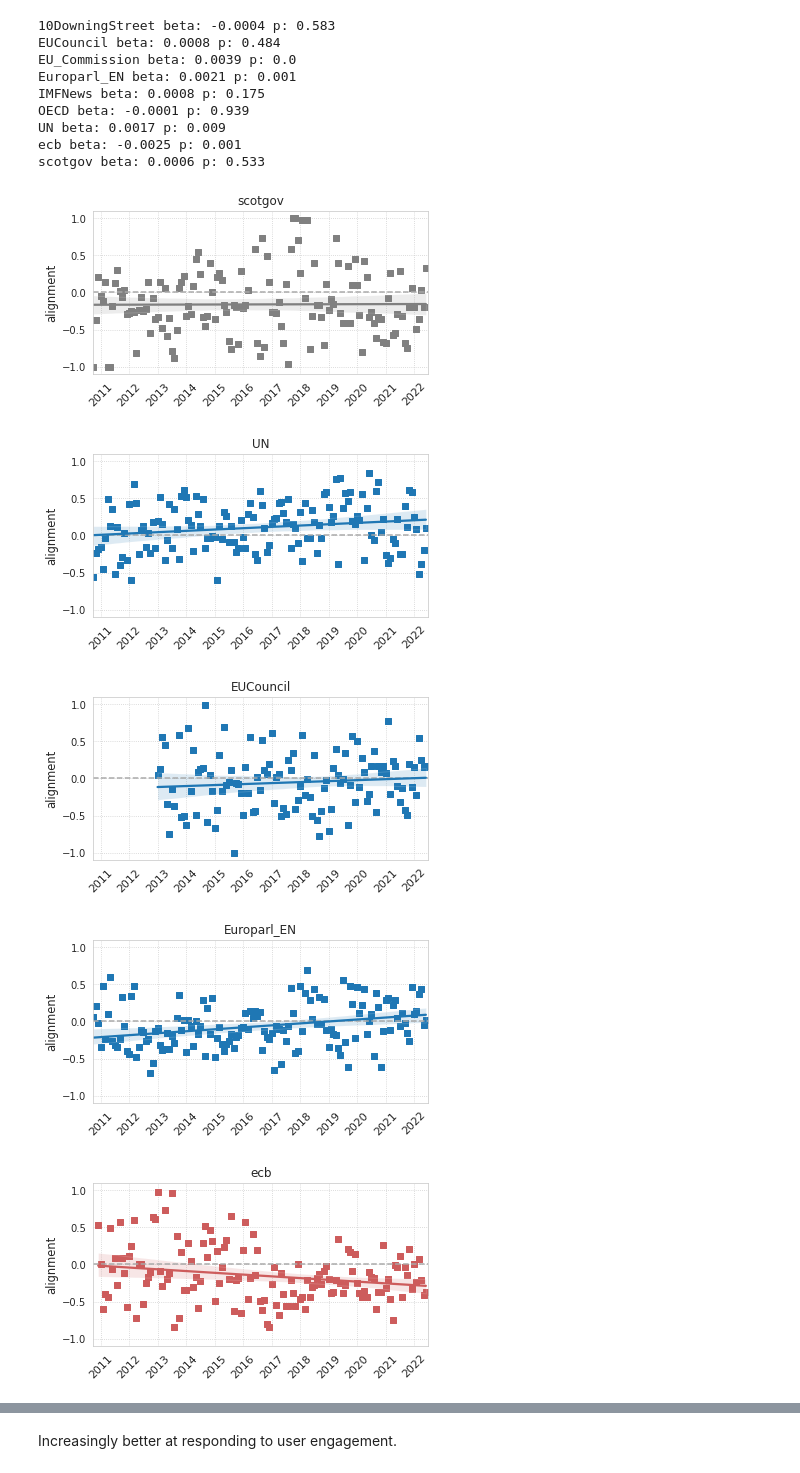
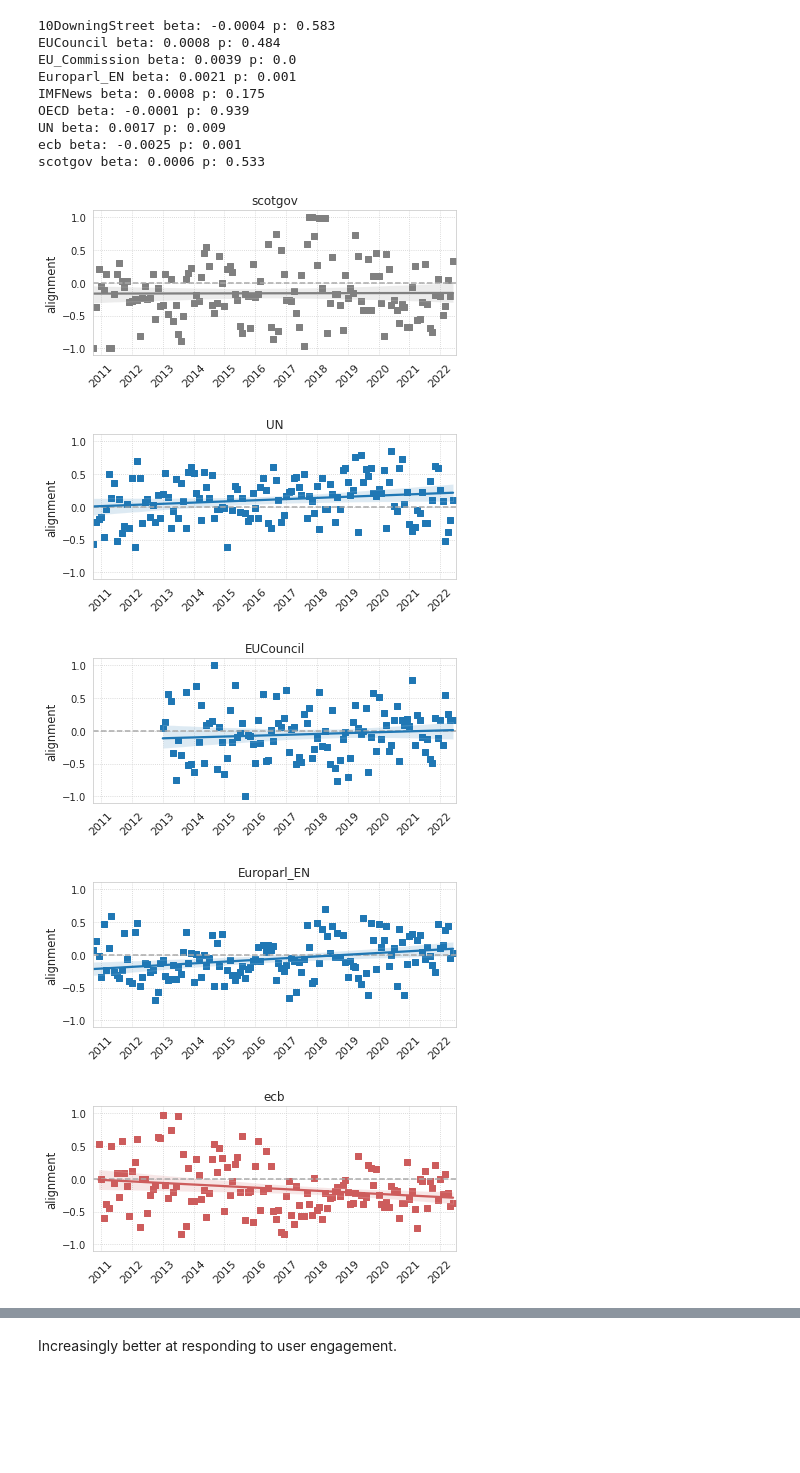
Before and after one commit to rbroc/eucomm-twitter, a Jupyter notebook: Topics.ipynb, the cells around one changed output, grey strips where cells are left out. Cells and saved outputs as stored; diff of their text form; code cells hidden in the pictures; blank space fills up the shorter version.

Commit message:
update alignment figures

```diff
--- a/Topics.ipynb
+++ b/Topics.ipynb
@@ -397,32 +397,33 @@ long_dct = dict(zip(range(cordata['date'].nunique() - 16),
 # %%
 for e in preds.entity.unique():
     plt.subplots(figsize=(6,3))
     plt.axhline(linestyle='--', y=0, color='darkgrey')
     if coefdict[e] == 0:
         color = 'grey'
     elif coefdict[e] > 0:
         color = sns.color_palette()[0]
     else:
         color = 'indianred'
     sns.regplot(data=cordata[cordata['entity']==e][cordata['month']>=21],
                 x='month', y='Pearson\'s r',
                 marker='s',
                 color=color,
                 robust=True, scatter_kws={'color': color,
                                           'alpha': 1})
     plt.xlim(21,162)
     plt.ylim(-1.1,1.1)
     plt.xticks(ticks=np.arange(21+3,161,12),
                labels=[f'20{long_dct[k-21][5:]}' for k in np.arange(21+3,161,12)],
                rotation=45, fontsize=11)
     plt.xlabel('')
     plt.ylabel('alignment', fontsize=11.5)
     plt.title(e)
+    plt.tight_layout()
     plt.savefig(f'figs/alignment/{e}.png', dpi=300)
     plt.show()
 # %% [output]
-[figure, old version]
+[figure, new version]
-[figure, old version]
+[figure, new version]
-[figure, old version]
+[figure, new version]
-[figure, old version]
+[figure, new version]
-[figure, old version]
+[figure, new version]
```
Also changed, not shown: parts of 1 cell of this notebook, 3 other files.
